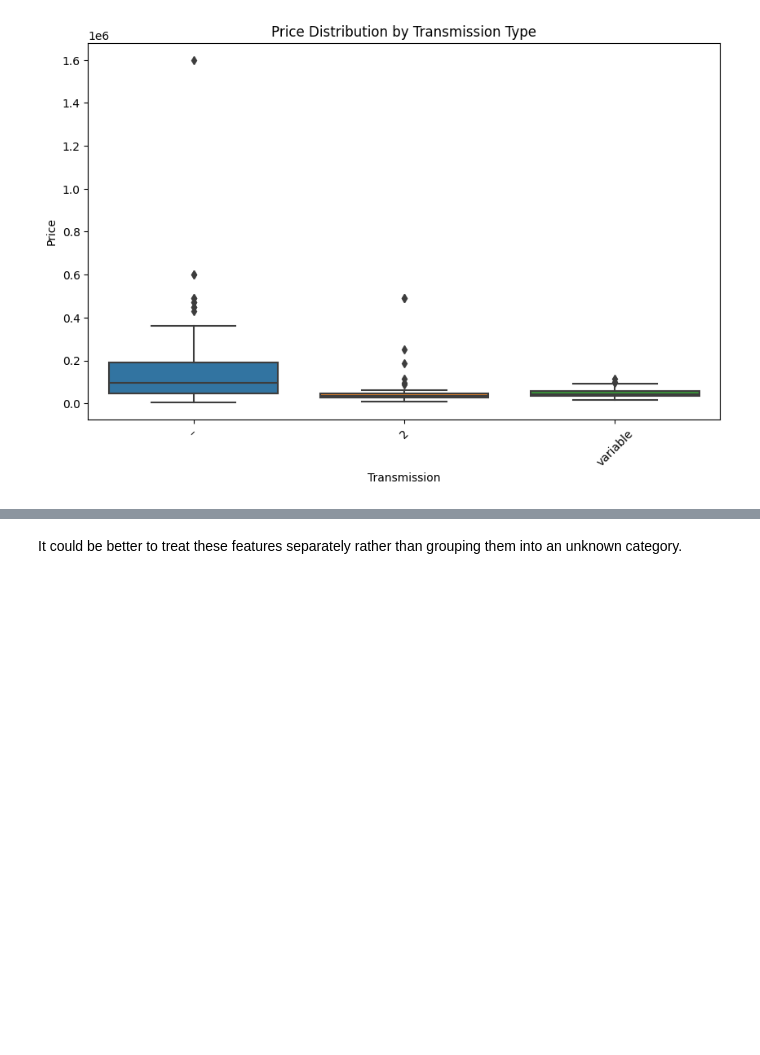
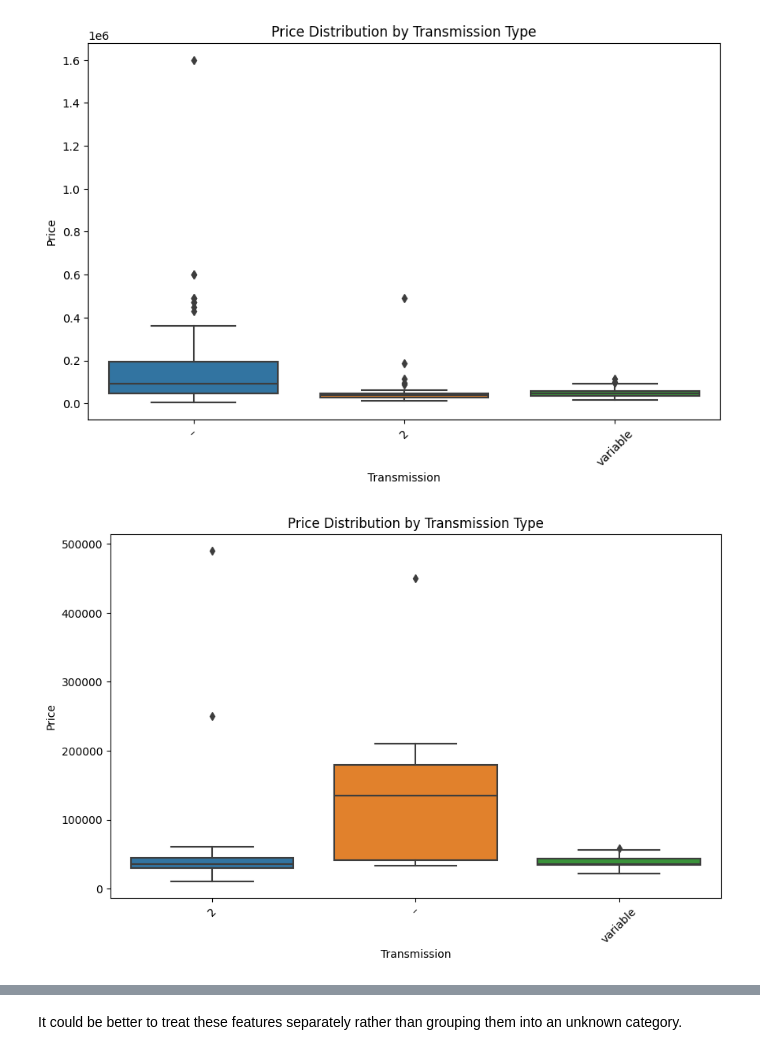
Before and after one commit to k17hawk/used-car-price-prediction, a Jupyter notebook: jupyter/featureEngineering1.ipynb, the cells around one changed output, grey strips where cells are left out. Saved outputs shown, nothing was run; the diff lists cells and outputs as text; code cells hidden in the pictures; blank space fills up the shorter version.

```diff
--- a/jupyter/featureEngineering1.ipynb
+++ b/jupyter/featureEngineering1.ipynb
@@ -42,3 +42,5 @@ df.show()
 | 19|Mercedes-Benz|       AMG C 63 Base|      2019| 16002|     Gasoline|469.0HP 4.0L 8 Cy...|         9-Speed A/T|               White|    Red|At least 1 accide...|        Yes|46900|
 +---+-------------+--------------------+----------+------+-------------+--------------------+--------------------+--------------------+-------+--------------------+-----------+-----+
 only showing top 20 rows
+# %%
+(training_data, validation_data) = df.randomSplit([0.8, 0.2], seed=42)
@@ -49,0 +144,11 @@ only showing top 20 rows
+# %%
+rare_features = engine_with_low_count
+
+rare_features_set = set(rare_features)
+
+validation_data = validation_data.withColumn(
+    'engine',
+    when(col('engine').isin(rare_features_set), 'Rare_engine').otherwise(col('engine'))
+)
+
+validation_data.show()
@@ -65,3 +206,5 @@ df = df.withColumn("engine", clean_engine_udf(F.col("engine")))
+# %%
+test_df = validation_data.withColumn('engine',clean_engine_udf(F.col('engine')))
 # %%
 df.columns
 # %% [output]
@@ -105,6 +295,23 @@ df = df.withColumn(
 )
 # %%
 df = df.withColumn("transmission", lower(col("transmission")))
+# %%
+test_df = test_df.withColumn(
+    "transmission",
+    when(col("transmission").contains("At/Mt") | col("transmission").contains("AT/MT"),
+          regexp_replace(col("transmission"), "AT/MT|At/Mt", "automatic/manual"))
+    .when(col("transmission").contains("A/T") | col("transmission").contains("AT"),
+         regexp_replace(col("transmission"), "A/T|AT", "automatic"))
+    .when(col("transmission").contains("Mt") | col("transmission").contains("M/T"),
+          regexp_replace(col("transmission"), "Mt|M/T", "manual"))
+
+    .when(col("transmission").contains("F"), "single-speed fixed gear")
+    .when(col("transmission").contains("DCT"), "dual clutch automatic")
+    .when(col("transmission").contains("CVT"), "continuously variable transmission")
+    .when(col("transmission").contains("5-Speed M/T"), "5-Speed manual")
+    .otherwise(col("transmission"))
+)
+test_df= test_df.withColumn("transmission", lower(col("transmission")))
 # %%
 df.groupBy("transmission").agg(F.count("*").alias("count")).orderBy("count").show(truncate=False)
 # %% [output]
@@ -162,6 +389,19 @@ plt.xticks(rotation=45)
 plt.show()
 # %% [output]
 [figure]
+# %%
+filtered_df = test_df.filter(col("transmission").isin("–", "2", "variable"))
+pandas_df = filtered_df.select("transmission", "price").toPandas()
+
+plt.figure(figsize=(10, 6))
+sns.boxplot(x='transmission', y='price', data=pandas_df)
+plt.title('Price Distribution by Transmission Type')
+plt.xlabel('Transmission')
+plt.ylabel('Price')
+plt.xticks(rotation=45)
+plt.show()
+# %% [output]
+[figure, added]
 # %%
 import statsmodels.api as sm
 from statsmodels.formula.api import ols
```
Also changed, not shown: parts of 39 cells of this notebook, 5 other files.
